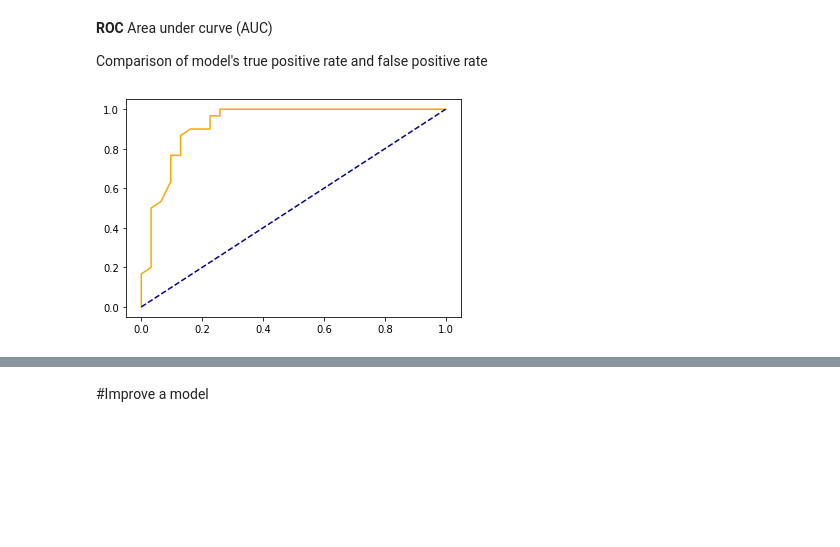
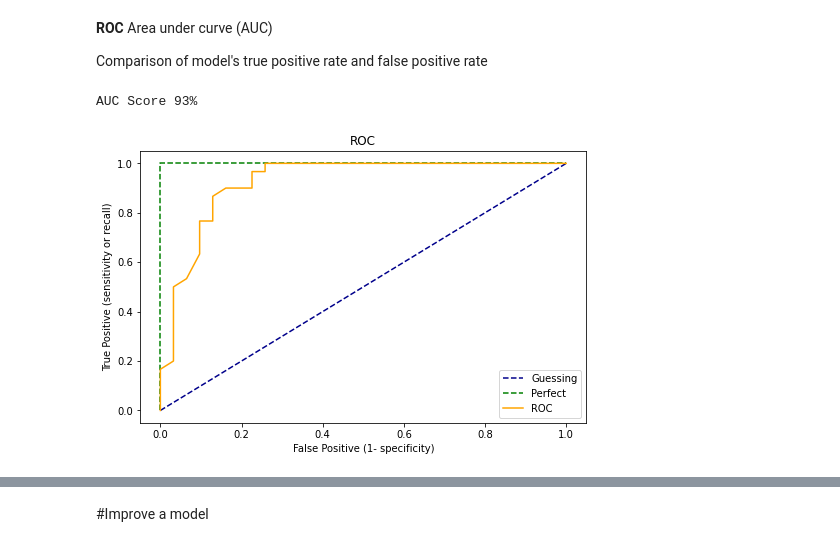
Before and after one commit to ras783/ML_Projects, a Jupyter notebook: Heart Disease/Heart Disease.ipynb, the cells around one changed output, grey strips where cells are left out. Drawn from its saved outputs; the diff is of its cells as text; code cells hidden in the pictures; blank space fills up the shorter version.

```diff
--- a/Heart Disease/Heart Disease.ipynb
+++ b/Heart Disease/Heart Disease.ipynb
@@ -127,12 +136,23 @@ from sklearn.metrics import roc_curve
+# %%
+def plot_roc_curve(fpr,tpr):
+  plt.figure(figsize=(8,5))
+
+  #Guessing Curve
+  plt.plot([0,1],[0,1],color = 'darkblue',linestyle = '--',label = 'Guessing')
+  plt.plot([0,0,1],[0,1,1],color = 'green',linestyle = '--',label = 'Perfect')
+  #ROC Curve
+  plt.plot(fpr,tpr,color = "orange",label = "ROC")
+  #
+  plt.xlabel('False Positive (1- specificity)')
+  plt.ylabel('True Positive (sensitivity or recall)')
+  plt.title('ROC')
+  plt.legend()
 # %%
-y_prob = clf.predict_proba(X_test)[:,1]
-fpr, tpr, thresholds = roc_curve(y_test,y_prob)
+y_prob_positive = clf.predict_proba(X_test)[:,1]
+fpr, tpr, thresholds = roc_curve(y_test,y_prob_positive)
+
+print(f"AUC Score {roc_auc_score(y_test,y_prob_positive):.0%}")
+plot_roc_curve(fpr,tpr)
+# %% [output]
+AUC Score 93%
+[figure, added]
-# %%
-def plot_roc_curve(fpr,tpr):
-  #ROC Curve
-  plt.plot(fpr,tpr,color = "orange",label = "ROC")
-  #Guessing Curve
-  plt.plot([0,1],[0,1],color = 'darkblue',linestyle = '--',label = 'Guessing')
-plot_roc_curve(fpr,tpr)
-# %% [output]
-[figure, removed]
```
Also changed, not shown: parts of 13 cells of this notebook.
